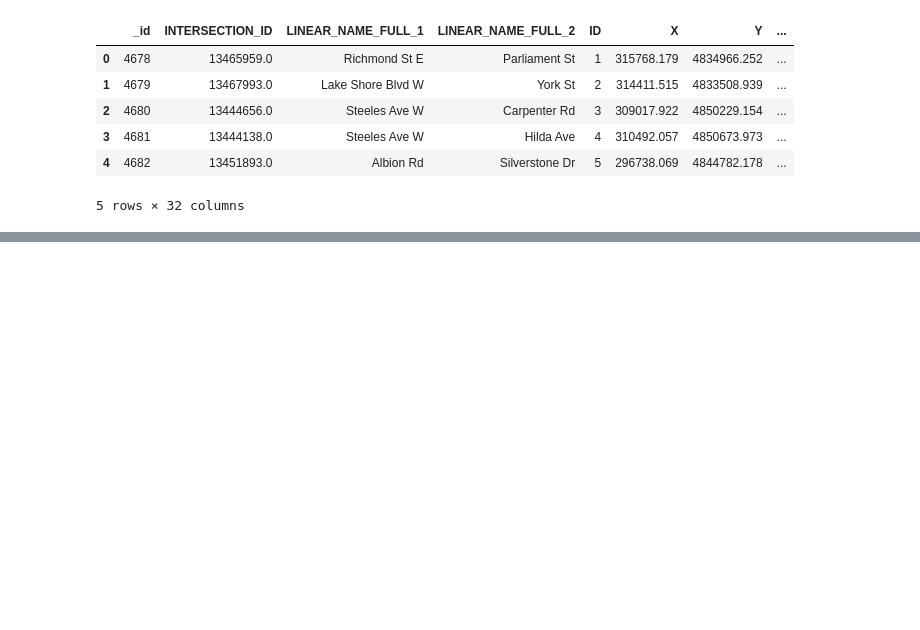
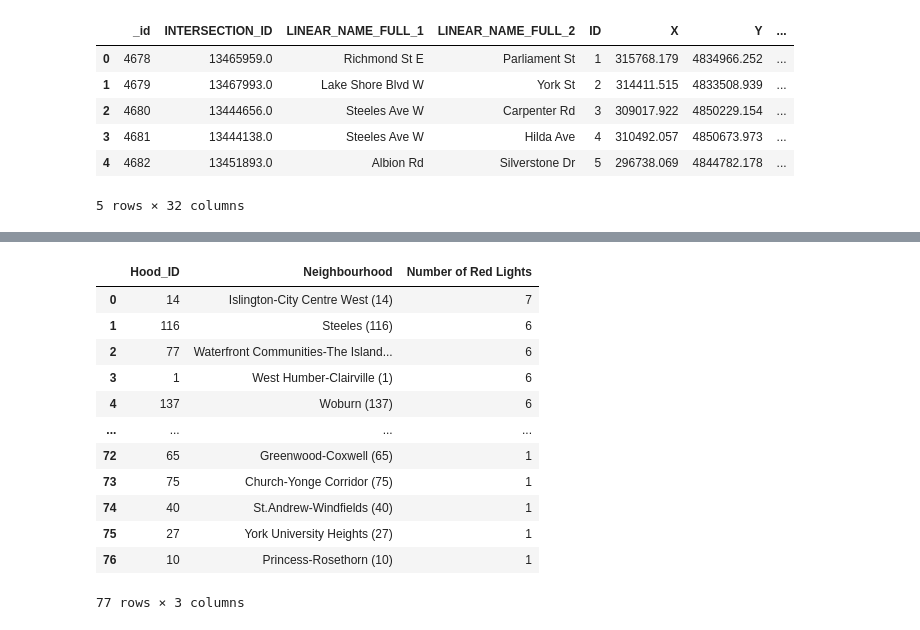
Before and after one commit to saif-gorges/GTA-Crime-and-Income-Analysis, a Jupyter notebook: Red Light Data/Red Lights.ipynb, the cells around one changed output, grey strips where cells are left out. Saved outputs shown, nothing was run; the diff lists cells and outputs as text; code cells hidden in the pictures; blank space fills up the shorter version.

```diff
--- a/Red Light Data/Red Lights.ipynb
+++ b/Red Light Data/Red Lights.ipynb
@@ -85,0 +102,6 @@ clean_lights['Neighbourhood'].value_counts()
+# %%
+# number of red lights each location
+lights_val_counts = lights_val_counts.reset_index()
+lights_val_counts.columns = ['Neighbourhood', 'Number of Red Lights']
+
+lights_val_counts
@@ -85,0 +139,3 @@ clean_lights['Neighbourhood'].value_counts()
+# %%
+lights_final = pd.merge(lights_val_counts, clean_lights_df, on='Neighbourhood', how='inner')
+lights_final.head()
@@ -85,0 +149,20 @@ clean_lights['Neighbourhood'].value_counts()
+# %%
+lights_final.drop(['Lat', 'Long'], axis='columns', inplace=True)
+lights_final = lights_final[['Hood ID','Neighbourhood','Number of Red Lights']]
+lights_final.rename(columns={"Hood ID": "Hood_ID"}, inplace=True)
+# %%
+lights_final
+# %% [output]
+|  | Hood_ID | Neighbourhood | Number of Red Lights |
+| 0 | 14 | Islington-City Centre West (14) | 7 |
+| 1 | 116 | Steeles (116) | 6 |
+| 2 | 77 | Waterfront Communities-The Island... | 6 |
+| 3 | 1 | West Humber-Clairville (1) | 6 |
+| 4 | 137 | Woburn (137) | 6 |
+| ... | ... | ... | ... |
+| 72 | 65 | Greenwood-Coxwell (65) | 1 |
+| 73 | 75 | Church-Yonge Corridor (75) | 1 |
+| 74 | 40 | St.Andrew-Windfields (40) | 1 |
+| 75 | 27 | York University Heights (27) | 1 |
+| 76 | 10 | Princess-Rosethorn (10) | 1 |
+77 rows × 3 columns
```
Also changed, not shown: parts of 9 cells of this notebook.
